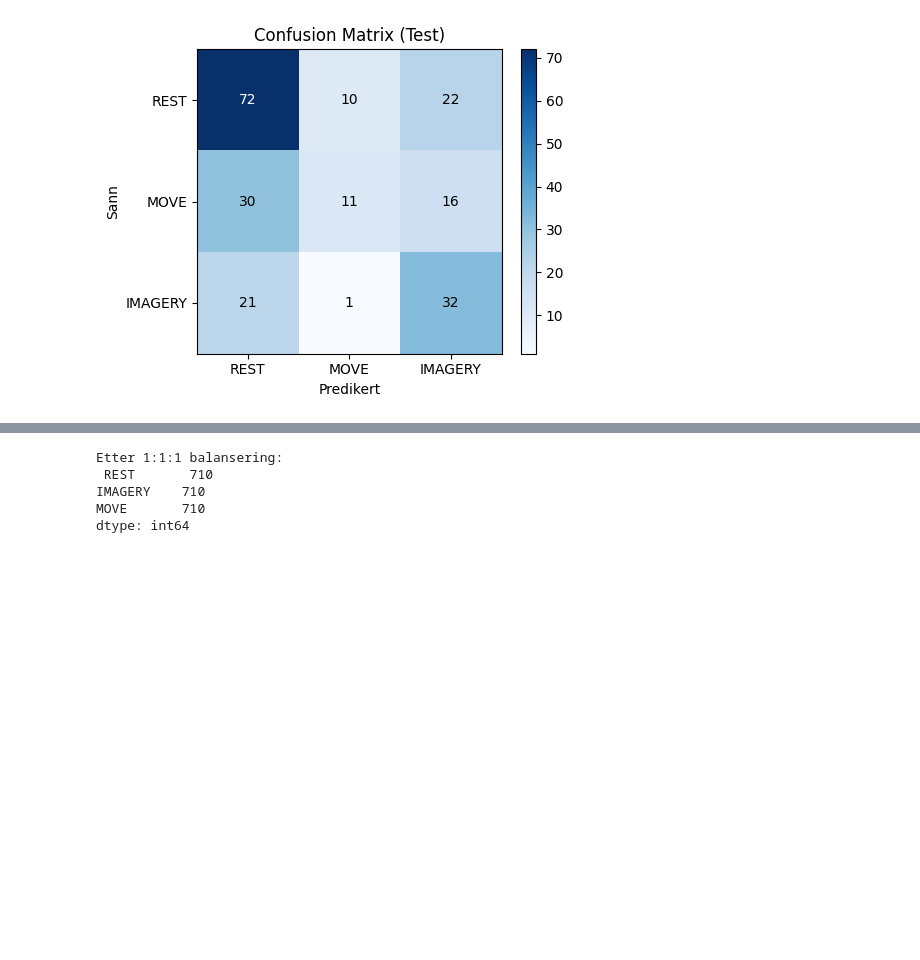
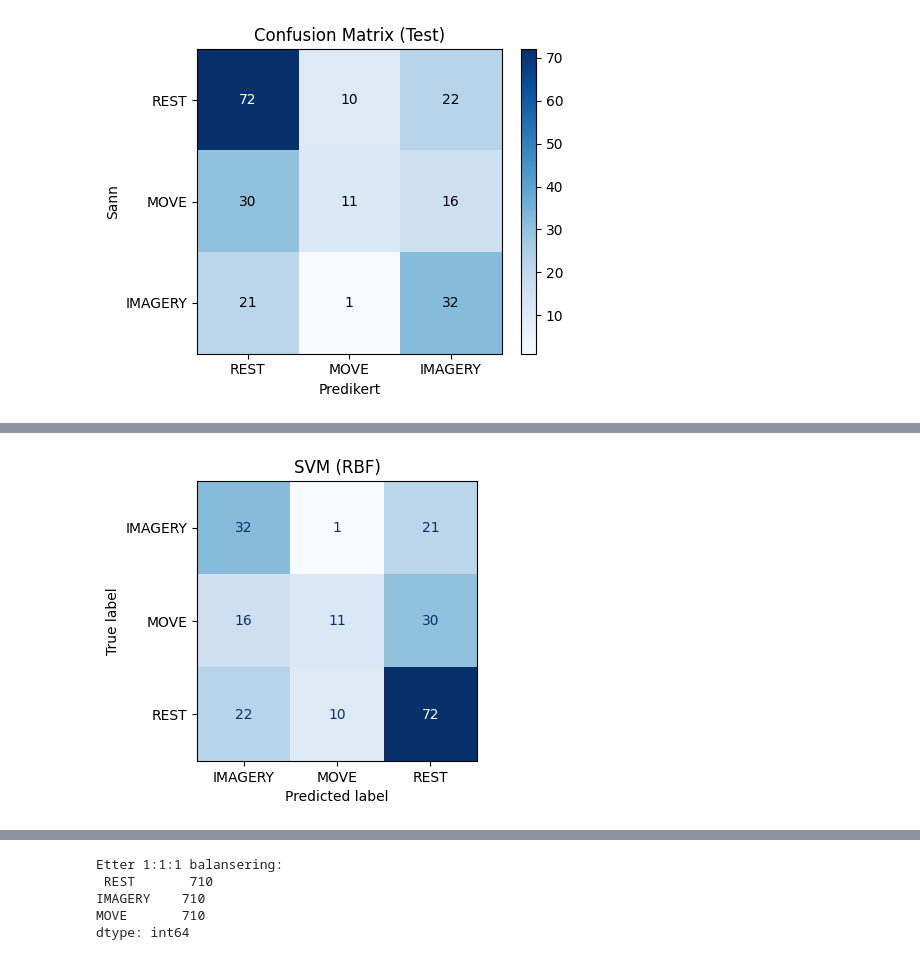
Before and after one commit to akskat/EEG_master, a Jupyter notebook: Standardized Pipeline Selfmade Dataset.ipynb, the cells around one changed output, grey strips where cells are left out. Drawn from its saved outputs; the diff is of its cells as text; code cells hidden in the pictures; blank space fills up the shorter version.

```diff
--- a/Standardized Pipeline Selfmade Dataset.ipynb
+++ b/Standardized Pipeline Selfmade Dataset.ipynb
@@ -581,6 +807,7 @@ weighted avg       0.82      0.78      0.79       153
 # %% [markdown]
 ## Deploy Standard Pipeline - Binary model Selfmade - Rerun everything with Person5 included
 # %%
+# ----------------------------- Deploy Standard Pipeline - Binary model Selfmade - Rerun everything with Person5 included -----------------------------
 from joblib import dump
 import json, os
 import numpy as np
@@ -595,11 +822,11 @@ dump(pipe, os.path.join(ART_DIR, 'lda_riemann_pipeline.joblib'))
 with open(os.path.join(ART_DIR, 'eeg_channels.json'), 'w') as f:
     json.dump(eeg_channels, f)
 
-# 3) Lagre preproc‐parametre (vindustørrelse + step)
+# 3) Lagre preproc-parametre (vindustørrelse + step)
 meta = {
-    "sfreq":     int(sfreq),            # 500
-    "window_len": int(4 * sfreq),       # 2000 prøver
-    "step_len":   int(4 * sfreq)        # 1000 prøver
+    "sfreq":      int(sfreq),            # 500
+    "window_len": int(epoch_samps),      # 2000 prøver (4 s × 500 Hz)
+    "step_len":   int(step)              # 2000 prøver (ingen overlap)
 }
 with open(os.path.join(ART_DIR, 'preproc_meta.json'), 'w') as f:
     json.dump(meta, f)
@@ -1050,0 +1195,87 @@ weighted avg       0.53      0.53      0.51       215
+# %%
+# === Standard Multiclass comparison ===
+import numpy as np
+import matplotlib.pyplot as plt
+from sklearn.pipeline import Pipeline
+from sklearn.metrics import (
+    balanced_accuracy_score, classification_report,
+    confusion_matrix, ConfusionMatrixDisplay
+)
+from sklearn.svm import SVC
+from sklearn.discriminant_analysis import LinearDiscriminantAnalysis
+from sklearn.linear_model import LogisticRegression
+from sklearn.neighbors import KNeighborsClassifier
+from sklearn.ensemble import RandomForestClassifier, GradientBoostingClassifier
+from sklearn.neural_network import MLPClassifier
+from pyriemann.estimation import Covariances
+from pyriemann.spatialfilters import CSP
+from pyriemann.tangentspace import TangentSpace
+from sklearn.preprocessing import StandardScaler
+from sklearn.feature_selection import SelectKBest, mutual_info_classif
+from old.model_utils import CovTransport
+
+# Forutsetter at X_train_bal, y_train_bal, X_test, y_test er definert
+
+# 1) Felles feature‐ekstraktor
+feature_pipe = Pipeline([
+    ('cov',    Covariances(estimator='oas')),
+    ('csp',    CSP(nfilter=6, log=False)),
+    ('align',  CovTransport()),
+    ('ts',     TangentSpace(metric='riemann')),
+    ('scaler', StandardScaler()),
+    ('fs',     SelectKBest(mutual_info_classif, k='all'))
+])
+
+# 2) Multiclass‐pipelines
+pipelines_mc = {
+    'SVM (RBF)': Pipeline([*feature_pipe.steps,
+        ('clf', SVC(kernel='rbf', C=1.0, gamma='scale',
+                    probability=True, random_state=42))
+    ]),
+    'LDA': Pipeline([*feature_pipe.steps,
+        ('clf', LinearDiscriminantAnalysis(solver='eigen', shrinkage='auto'))
+    ]),
+    'LogReg (multinomial)': Pipeline([*feature_pipe.steps,
+        ('clf', LogisticRegression(multi_class='multinomial', solver='lbfgs',
+                                   penalty='l2', C=1.0, max_iter=1000, random_state=42))
+    ]),
+    'kNN (k=5)': Pipeline([*feature_pipe.steps,
+        ('clf', KNeighborsClassifier(n_neighbors=5))
+    ]),
+    'RandomForest': Pipeline([*feature_pipe.steps,
+        ('clf', RandomForestClassifier(n_estimators=100,
+                                       class_weight='balanced', random_state=42))
+    ]),
+    'GradientBoosting': Pipeline([*feature_pipe.steps,
+        ('clf', GradientBoostingClassifier(n_estimators=100,
+                                           learning_rate=0.1, random_state=42))
+    ]),
+    'MLP (100-50)': Pipeline([*feature_pipe.steps,
+        ('clf', MLPClassifier(hidden_layer_sizes=(100,50),
+                              max_iter=300, early_stopping=True, random_state=42))
+    ]),
+}
+
+results_mc = {}
+for name, pipe in pipelines_mc.items():
+    pipe.fit(X_train_bal, y_train_bal)
+    y_pred = pipe.predict(X_test)
+    acc = balanced_accuracy_score(y_test, y_pred)
+    results_mc[name] = acc
+
+    print(f"\n=== {name} ===")
+    print(f"Balanced accuracy: {acc:.3f}")
+    print(classification_report(y_test, y_pred, zero_division=0))
+
+    cm = confusion_matrix(y_test, y_pred, labels=np.unique(y_test))
+    disp = ConfusionMatrixDisplay(cm, display_labels=np.unique(y_test))
+    fig, ax = plt.subplots(figsize=(4,4))
+    disp.plot(ax=ax, cmap='Blues', colorbar=False)
+    ax.set_title(name)
+    plt.tight_layout()
+    plt.show()
+
+print("\n=== Top modeller (multiclass) ===")
+for i,(name,acc) in enumerate(sorted(results_mc.items(), key=lambda x: x[1], reverse=True), start=1):
+    print(f"{i}. {name}: {acc:.3f}")
+# %% [output]
@@ -1050,0 +1293 @@ weighted avg       0.53      0.53      0.51       215
+[figure, added]
```
Also changed, not shown: parts of 34 cells of this notebook, 14 other files.
